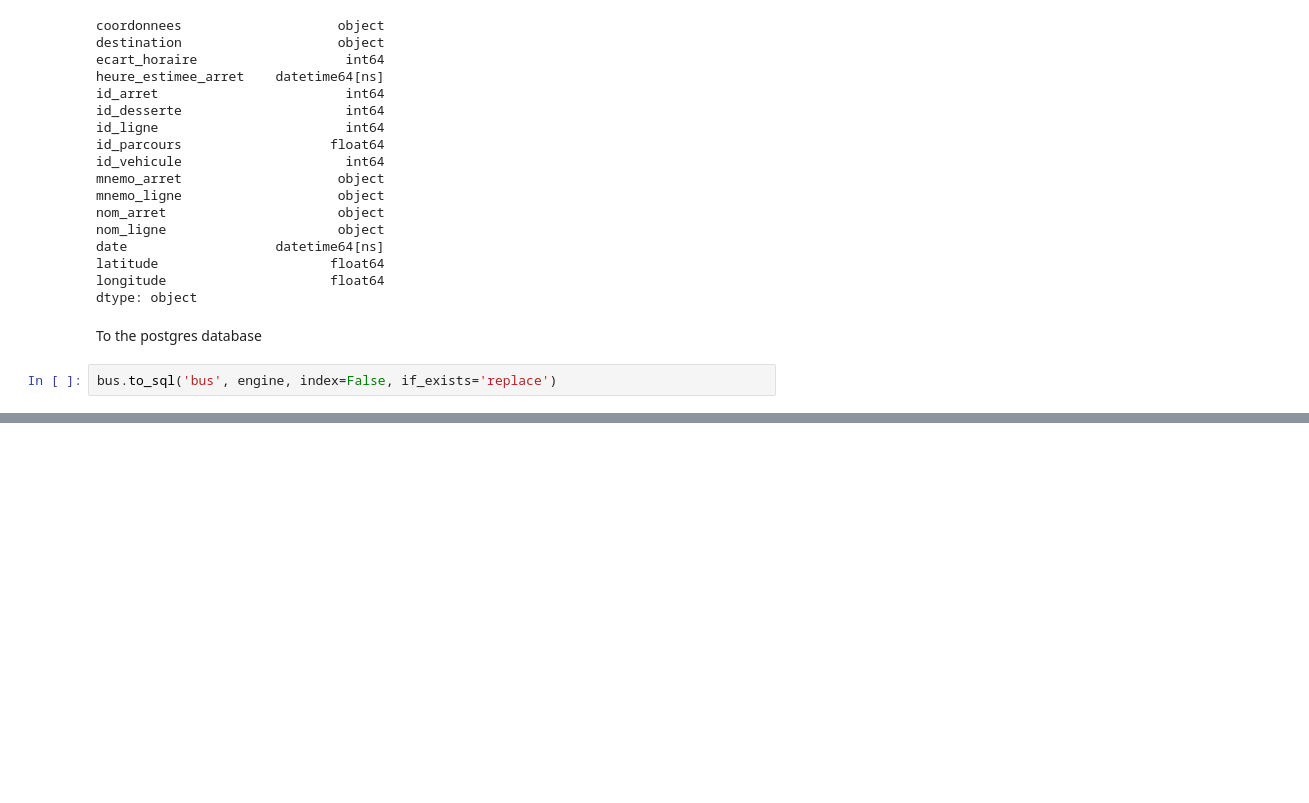
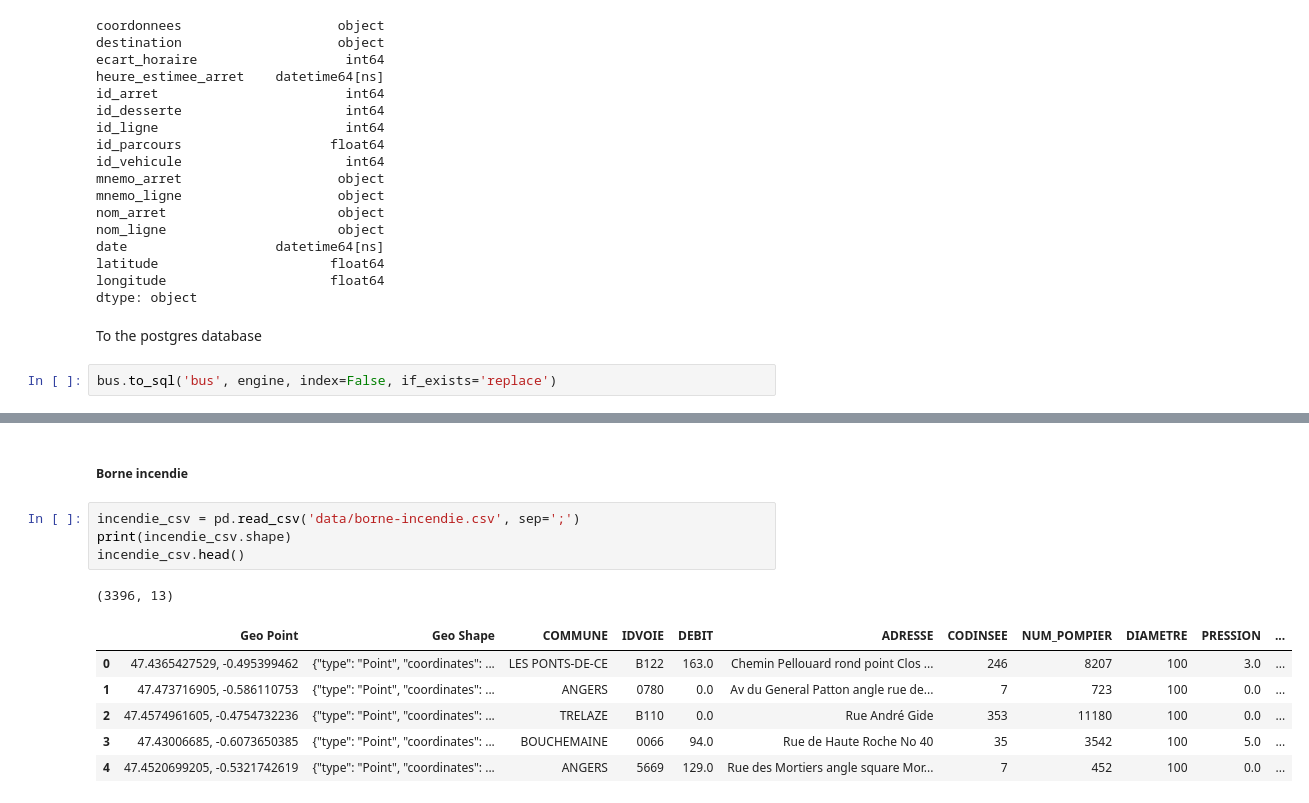
Before and after one commit to ST7oo/angers, a Jupyter notebook: bus_parking.ipynb, the cells around one changed output, grey strips where cells are left out. Drawn from its saved outputs; the diff is of its cells as text; blank space fills up the shorter version.

```diff
--- a/bus_parking.ipynb
+++ b/bus_parking.ipynb
@@ -276,0 +495,14 @@ bus.to_sql('bus', engine, index=False, if_exists='replace')
+# %% [markdown]
+##### Borne incendie
+# %%
+incendie_csv = pd.read_csv('data/borne-incendie.csv', sep=';')
+print(incendie_csv.shape)
+incendie_csv.head()
+# %% [output]
+(3396, 13)
+|  | Geo Point | Geo Shape | COMMUNE | IDVOIE | DEBIT | ADRESSE | CODINSEE | NUM_POMPIER | DIAMETRE | PRESSION | ... |
+| 0 | 47.4365427529, -0.495399462 | {"type": "Point", "coordinates": ... | LES PONTS-DE-CE | B122 | 163.0 | Chemin Pellouard rond point Clos ... | 246 | 8207 | 100 | 3.0 | ... |
+| 1 | 47.473716905, -0.586110753 | {"type": "Point", "coordinates": ... | ANGERS | 0780 | 0.0 | Av du General Patton angle rue de... | 7 | 723 | 100 | 0.0 | ... |
+| 2 | 47.4574961605, -0.4754732236 | {"type": "Point", "coordinates": ... | TRELAZE | B110 | 0.0 | Rue André Gide | 353 | 11180 | 100 | 0.0 | ... |
+| 3 | 47.43006685, -0.6073650385 | {"type": "Point", "coordinates": ... | BOUCHEMAINE | 0066 | 94.0 | Rue de Haute Roche No 40 | 35 | 3542 | 100 | 5.0 | ... |
+| 4 | 47.4520699205, -0.5321742619 | {"type": "Point", "coordinates": ... | ANGERS | 5669 | 129.0 | Rue des Mortiers angle square Mor... | 7 | 452 | 100 | 0.0 | ... |
```
Also changed, not shown: parts of 45 cells of this notebook, 9 other files.
